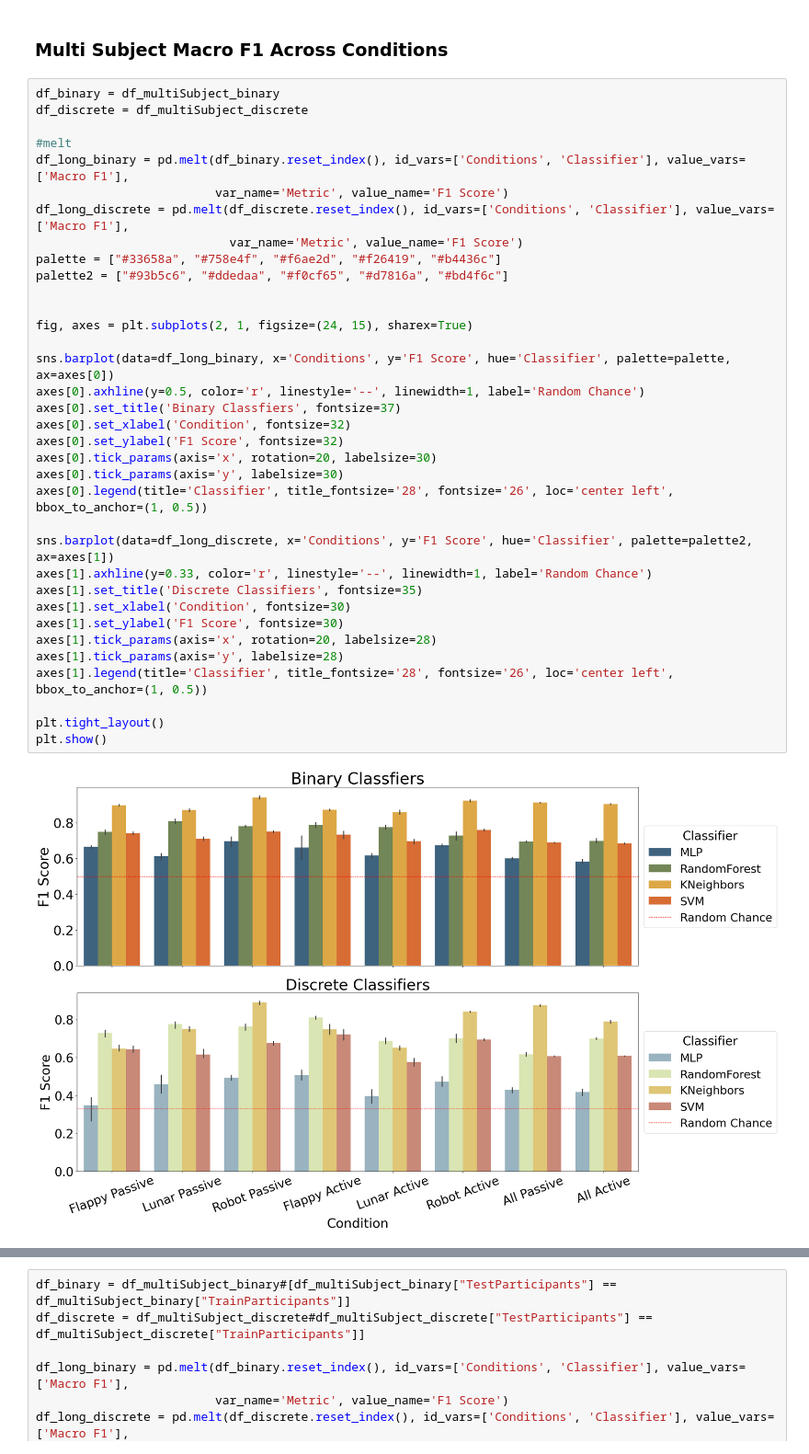
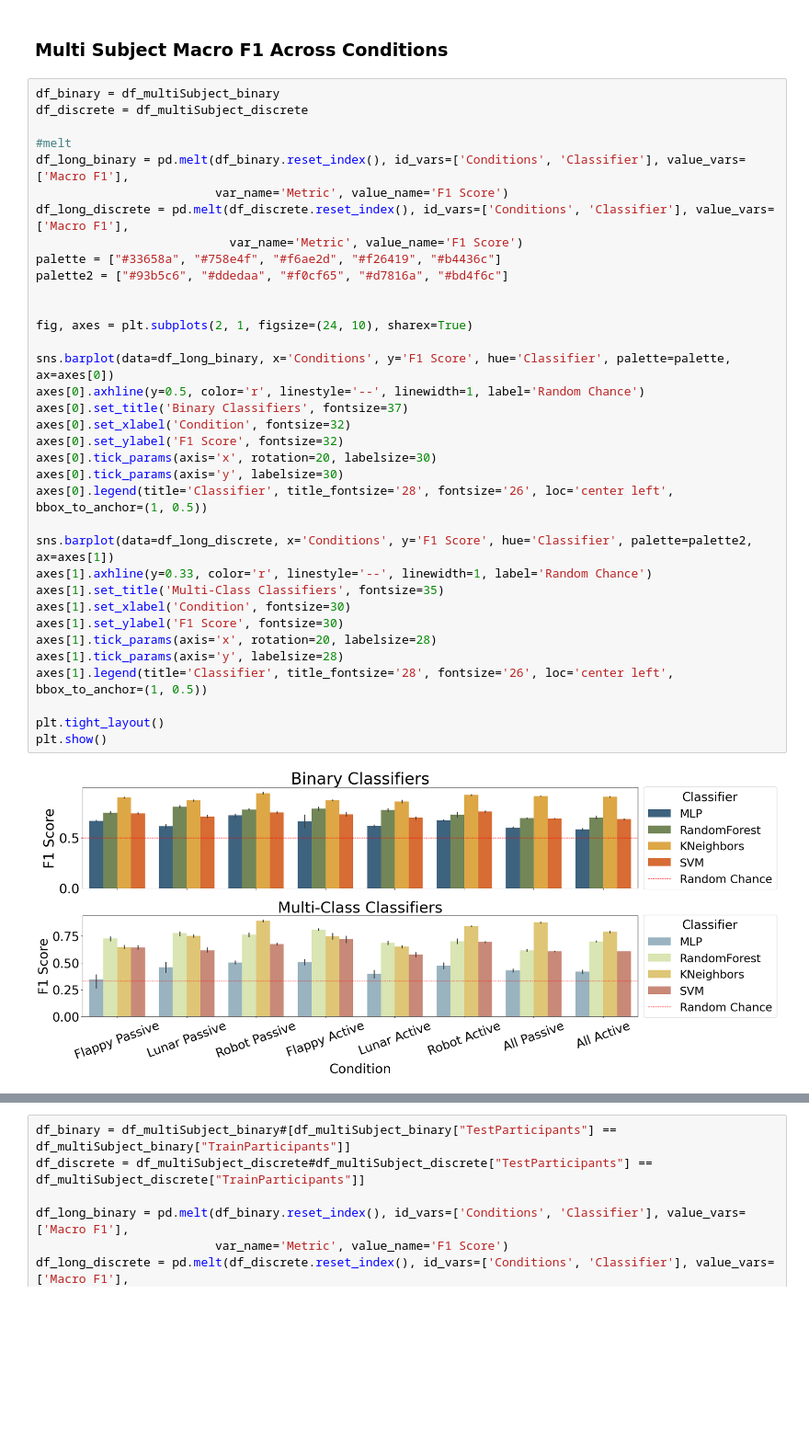
Before and after one commit to your-profile/NeuroLoop-Classification, a Jupyter notebook: FIGURES_classicalmodel_scores.ipynb, the cells around one changed output, grey strips where cells are left out. Shown at 92% size. Cells and saved outputs as stored; diff of their text form; blank space fills up the shorter version.

```diff
--- a/FIGURES_classicalmodel_scores.ipynb
+++ b/FIGURES_classicalmodel_scores.ipynb
@@ -167,35 +179,35 @@ df_discrete = df_multiSubject_discrete
 
 #melt
 df_long_binary = pd.melt(df_binary.reset_index(), id_vars=['Conditions', 'Classifier'], value_vars=['Macro F1'],
                          var_name='Metric', value_name='F1 Score')
 df_long_discrete = pd.melt(df_discrete.reset_index(), id_vars=['Conditions', 'Classifier'], value_vars=['Macro F1'],
                            var_name='Metric', value_name='F1 Score')
 palette = ["#33658a", "#758e4f", "#f6ae2d", "#f26419", "#b4436c"]
 palette2 = ["#93b5c6", "#ddedaa", "#f0cf65", "#d7816a", "#bd4f6c"]
 
 
-fig, axes = plt.subplots(2, 1, figsize=(24, 15), sharex=True)
+fig, axes = plt.subplots(2, 1, figsize=(24, 10), sharex=True)
 
 sns.barplot(data=df_long_binary, x='Conditions', y='F1 Score', hue='Classifier', palette=palette, ax=axes[0])
 axes[0].axhline(y=0.5, color='r', linestyle='--', linewidth=1, label='Random Chance')
-axes[0].set_title('Binary Classfiers', fontsize=37)
+axes[0].set_title('Binary Classifiers', fontsize=37)
 axes[0].set_xlabel('Condition', fontsize=32)
 axes[0].set_ylabel('F1 Score', fontsize=32)
 axes[0].tick_params(axis='x', rotation=20, labelsize=30)
 axes[0].tick_params(axis='y', labelsize=30)
 axes[0].legend(title='Classifier', title_fontsize='28', fontsize='26', loc='center left', bbox_to_anchor=(1, 0.5))
 
 sns.barplot(data=df_long_discrete, x='Conditions', y='F1 Score', hue='Classifier', palette=palette2, ax=axes[1])
 axes[1].axhline(y=0.33, color='r', linestyle='--', linewidth=1, label='Random Chance')
-axes[1].set_title('Discrete Classifiers', fontsize=35)
+axes[1].set_title('Multi-Class Classifiers', fontsize=35)
 axes[1].set_xlabel('Condition', fontsize=30)
 axes[1].set_ylabel('F1 Score', fontsize=30)
 axes[1].tick_params(axis='x', rotation=20, labelsize=28)
 axes[1].tick_params(axis='y', labelsize=28)
 axes[1].legend(title='Classifier', title_fontsize='28', fontsize='26', loc='center left', bbox_to_anchor=(1, 0.5))
 
 plt.tight_layout()
 plt.show()
 # %% [output]
-[figure, old version]
+[figure, new version]
 # %%
```
Also changed, not shown: parts of 4 cells of this notebook, 10 other files.
